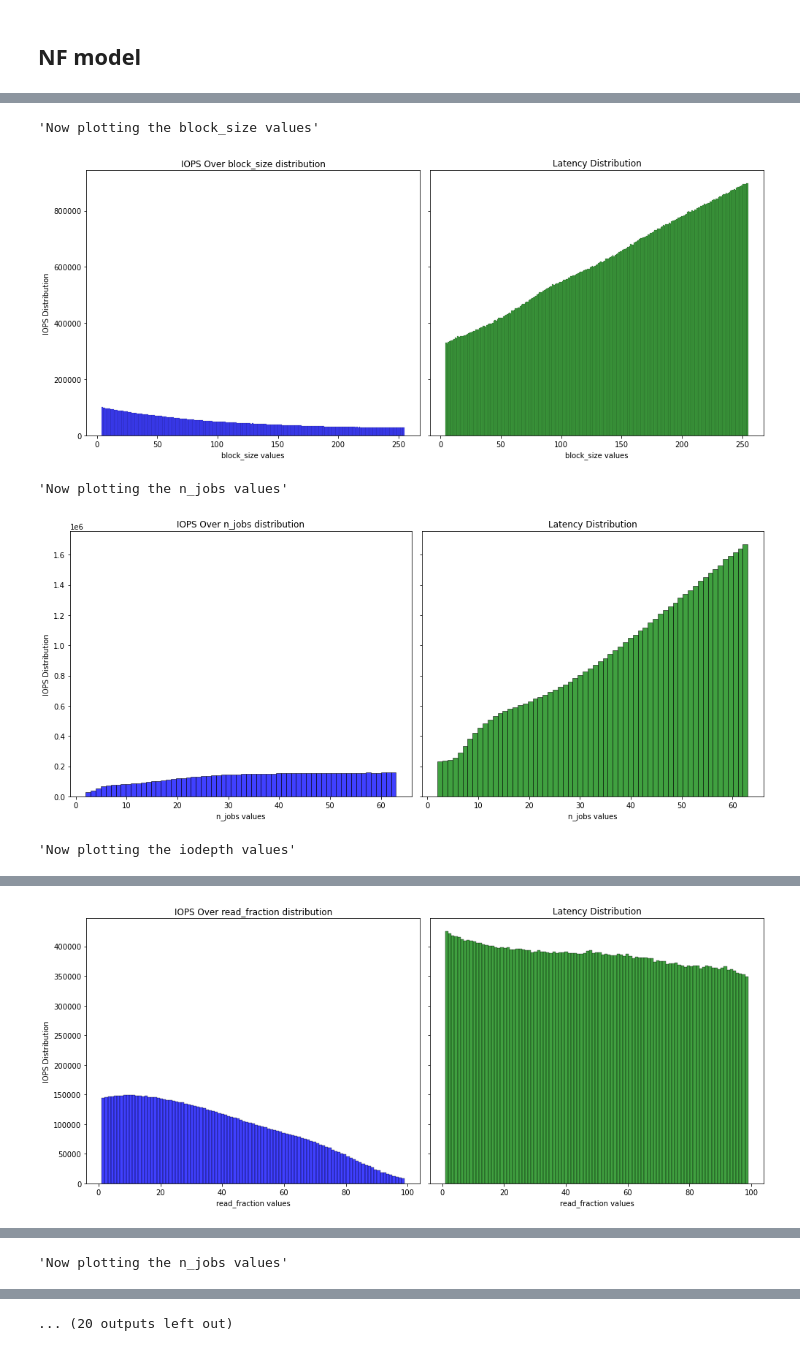
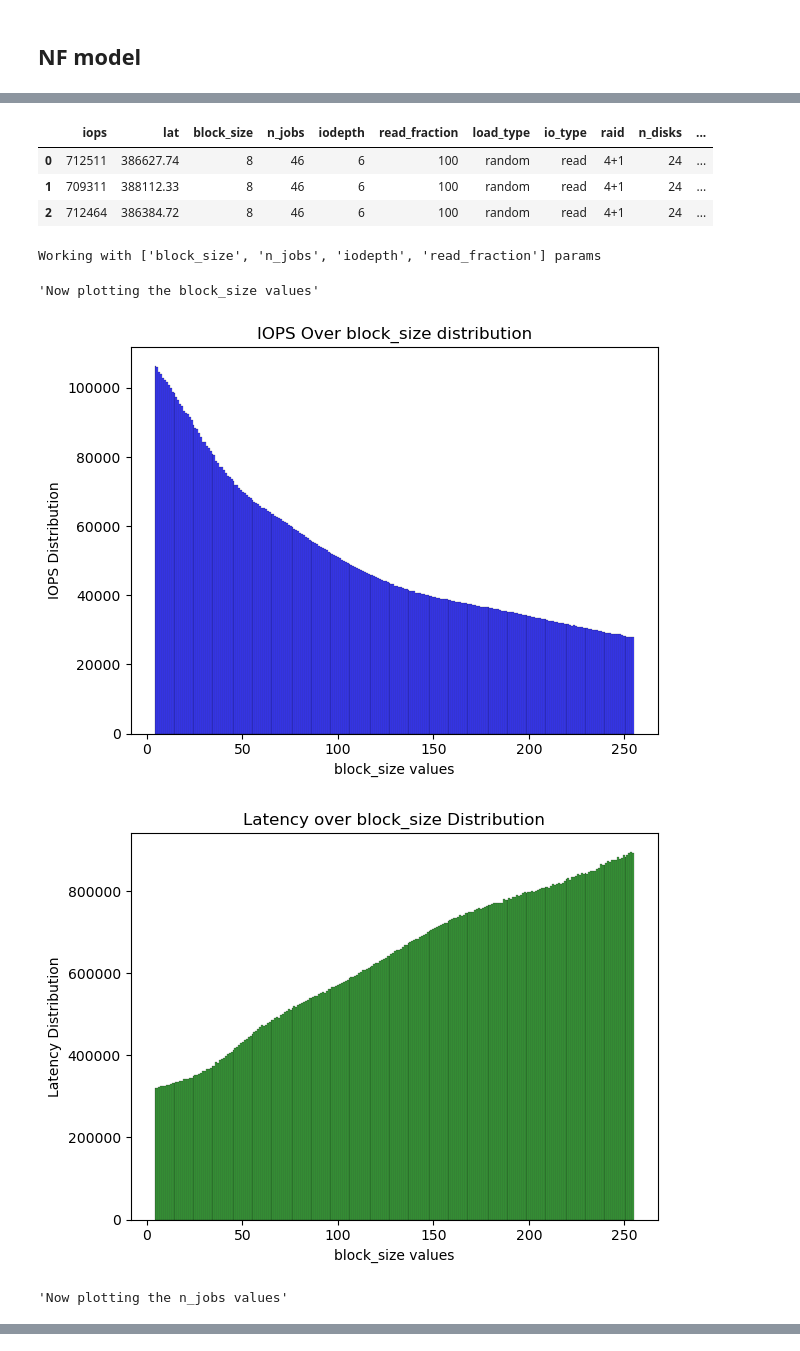
Before and after one commit to HSE-LAMBDA/digital-twin, a Jupyter notebook: notebooks/new_plots.ipynb, the cells around one changed output, grey strips where cells are left out. Cells and saved outputs as stored; diff of their text form; code cells hidden in the pictures.

Commit message:
fix plots

```diff
--- a/notebooks/new_plots.ipynb
+++ b/notebooks/new_plots.ipynb
@@ -24,7 +24,7 @@ import matplotlib.pyplot as plt
 
 from digital_twin.performance_metrics import ape
 # %%
-dirpath = "dataset/"
+dirpath = "../dataset/"
 
 data_files = ["cache/test_cache.csv",
               "pools/test_ssd_random.csv",
@@ -59,25 +59,32 @@ def plot_graphs(df_, cols_to_check):
 
             metrics.append(metric)
         metrics = np.array(metrics).T
-        fig, axes = plt.subplots(1, 2, figsize=(14, 6), sharey=True)
+        # fig, axes = plt.subplots(1, 2, figsize=(14, 6), sharey=True)
 
         # Plot the first histogram
-        sns.histplot(x=new_vals, weights=metrics[0], bins=len(new_vals), kde=False, color='blue', ax=axes[0])
-        axes[0].set_title(f'IOPS Over {col} distribution')
-        axes[0].set_xlabel(f'{col} values')
-        axes[0].set_ylabel('IOPS Distribution')
-        axes[0].grid(False)
-
+        sns.histplot(x=new_vals, weights=metrics[0], bins=len(new_vals), kde=False, color='blue')
+        title = f'IOPS Over {col} distribution'
+        plt.title(title)
+        plt.xlabel(f'{col} values')
+        plt.ylabel('IOPS Distribution')
+        plt.grid(False)
+        plt.tight_layout()
+        plt.show()
+        plt.savefig(f'../new_plots/{model_name}/{data_name}-{title}.png')
+        plt.close()
         # Plot the second histogram
-        sns.histplot(x=new_vals, weights=metrics[1], bins=len(new_vals), kde=False, color='green', ax=axes[1])
-        axes[1].set_title('Latency Distribution')
-        axes[1].set_xlabel(f'{col} values')
-        axes[1].set_ylabel('Latency Distribution')
-        axes[1].grid(False)
+        sns.histplot(x=new_vals, weights=metrics[1], bins=len(new_vals), kde=False, color='green')
+        title = f'Latency over {col} Distribution'
+        plt.title(title)
+        plt.xlabel(f'{col} values')
+        plt.ylabel('Latency Distribution')
+        plt.grid(False)
 
         # Show the plots
         plt.tight_layout()
         plt.show()
+        plt.savefig(f'../new_plots/{model_name}/{data_name}-{title}.png')
+        plt.close()
 # %%
 def get_model(model_cls, data):
     t = data.split('/')
@@ -86,15 +93,25 @@ def get_model(model_cls, data):
     t[1][-1] = t[1][-1].split('.')[0]
     m_p = '_'.join(t[1])
     path = f'{t[0]}/{m_p}'
-    ckpt_dir = f'models_checkpoints/{path}/'
+    ckpt_dir = f'../models_checkpoints/{path}/'
     print(f'Reading the {ckpt_dir} checkpoint')
     model = model_cls.load(ckpt_dir)
     return model
 # %%
+model_name = 'nf'
+
 for adata in data_files:
     print(f'Reading the {adata} data')
+    data_name = '_'.join(adata.split('/')[-1].split('.')[0].split('_')[1:])
     df = pd.read_csv(dirpath+adata)
     model = get_model(NormFlowModel, adata)
+    try:
+        df.rename(columns={'Unnamed: 0':'iops'}, inplace=True)
+    except KeyError:
+        pass
+    finally:
+        display(df.head(3))
+
     X, _ = get_X_y(df)
     unique_values = X.apply(lambda x: x.unique())
     cols = [col for col in unique_values.index if len(unique_values[col]) > 5]
@@ -109,5 +125,9 @@ Working with ['block_size', 'n_jobs', 'iodepth', 'read_fraction'] params
+|  | iops | lat | block_size | n_jobs | iodepth | read_fraction | load_type | io_type | raid | n_disks | ... |
+| 0 | 712511 | 386627.74 | 8 | 46 | 6 | 100 | random | read | 4+1 | 24 | ... |
+| 1 | 709311 | 388112.33 | 8 | 46 | 6 | 100 | random | read | 4+1 | 24 | ... |
+| 2 | 712464 | 386384.72 | 8 | 46 | 6 | 100 | random | read | 4+1 | 24 | ... |
-'Now plotting the block_size values'
+Working with ['block_size', 'n_jobs', 'iodepth', 'read_fraction'] params
+'Now plotting the block_size values'
-[figure, old version]
+[figure, new version]
-'Now plotting the n_jobs values'
-[figure, old version]
+[figure, new version]
-'Now plotting the iodepth values'
+'Now plotting the n_jobs values'
@@ -116 +136,0 @@ Working with ['block_size', 'n_jobs', 'iodepth', 'read_fraction'] params
-[figure, old version]
@@ -120 +139,0 @@ Working with ['n_jobs', 'iodepth', 'read_fraction', 'n_disks'] params
-'Now plotting the n_jobs values'
@@ -122 +139,0 @@ Working with ['n_jobs', 'iodepth', 'read_fraction', 'n_disks'] params
-... (20 outputs left out)
```
Also changed, not shown: parts of 1 cell of this notebook.
